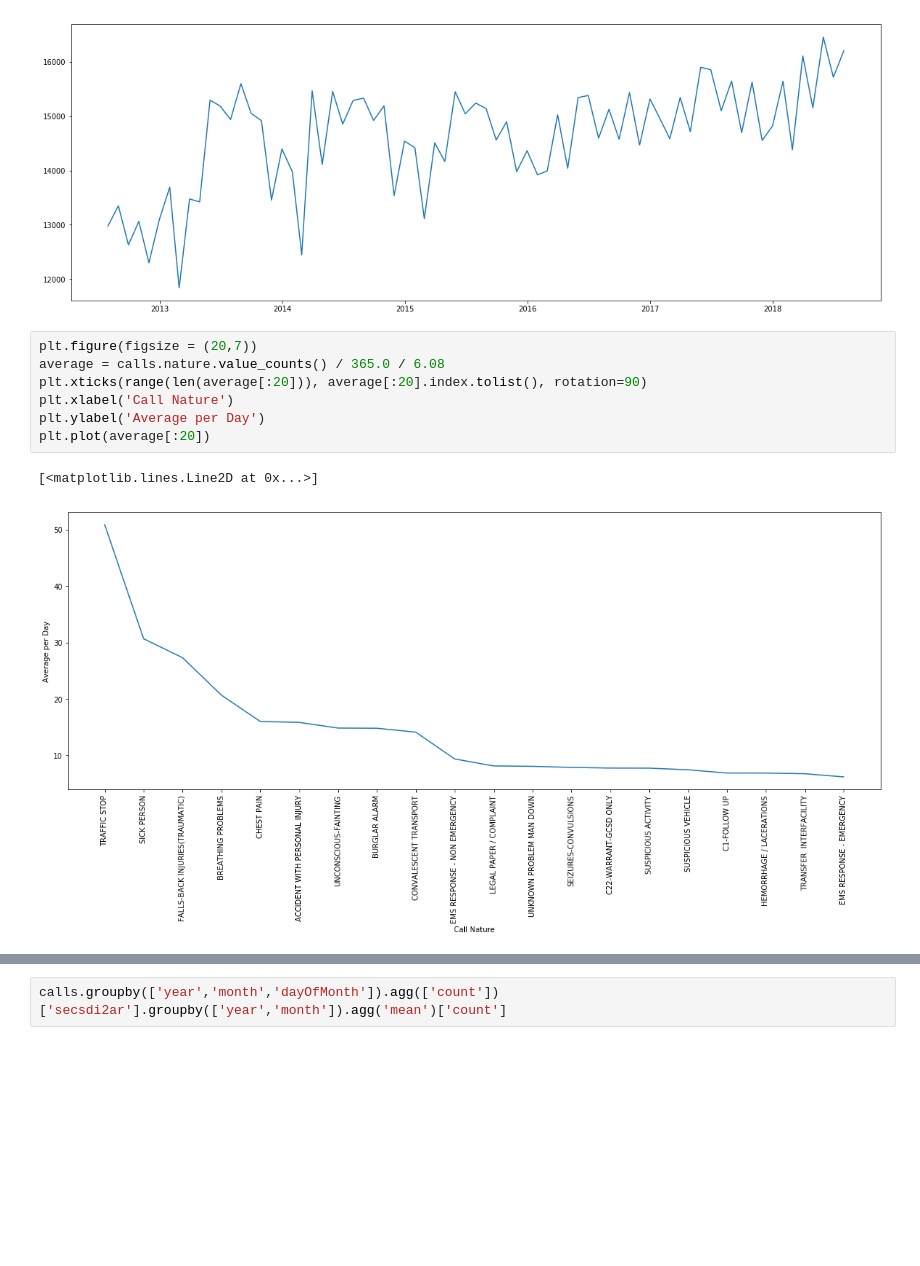
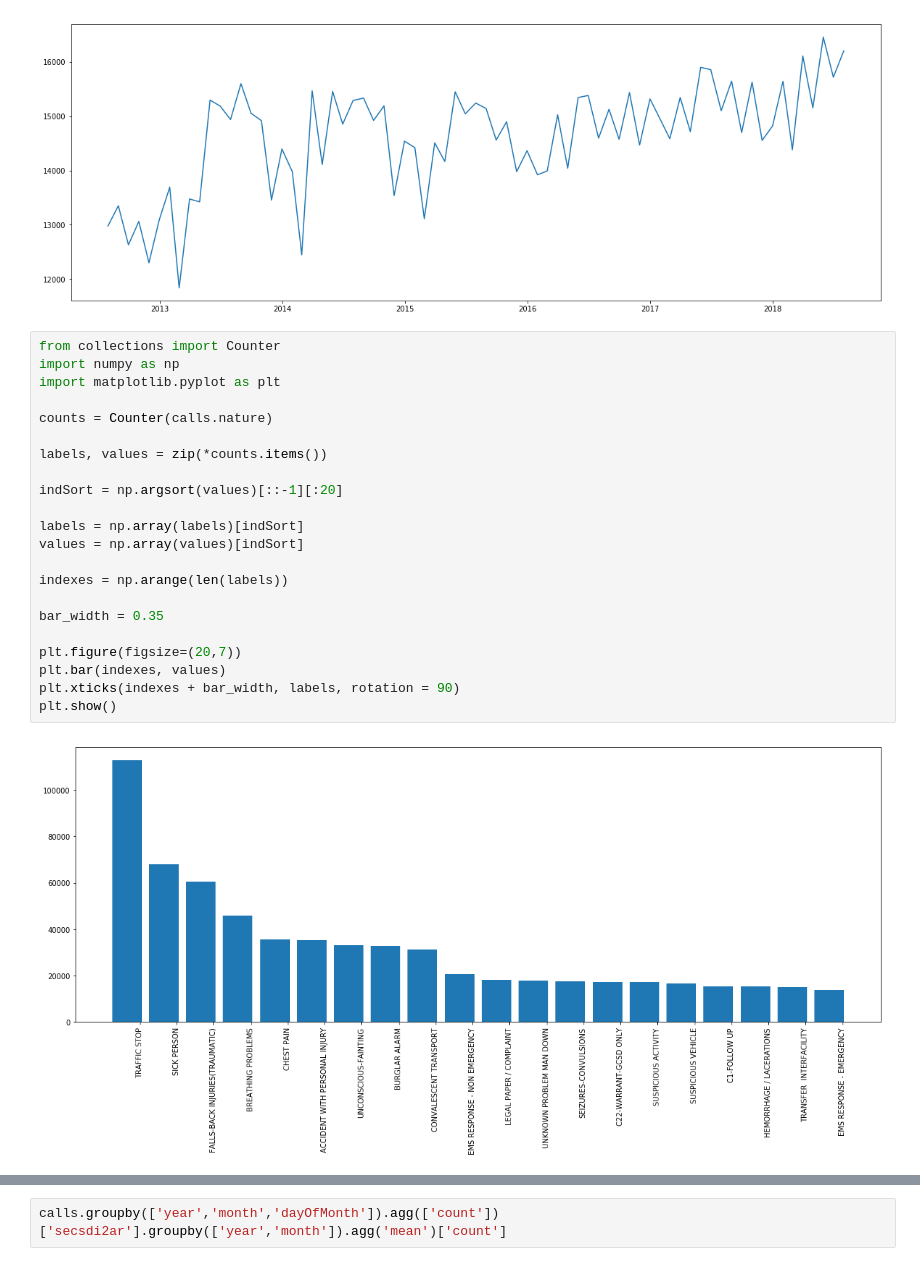
Before and after one commit to UNCG-CSE/Guilford_EMS, a Jupyter notebook: src/saed_call_volumes.ipynb, the cells around one changed output, grey strips where cells are left out. Saved outputs shown, nothing was run; the diff lists cells and outputs as text; blank space fills up the shorter version.

```diff
--- a/src/saed_call_volumes.ipynb
+++ b/src/saed_call_volumes.ipynb
@@ -235,15 +235,29 @@ plt.plot(t, total_calls['count'].tolist())
 # %% [output]
 [<matplotlib.lines.Line2D at 0x...>]
 [figure]
-# %%
-plt.figure(figsize = (20,7))
-average = calls.nature.value_counts() / 365.0 / 6.08
-plt.xticks(range(len(average[:20])), average[:20].index.tolist(), rotation=90)
-plt.xlabel('Call Nature')
-plt.ylabel('Average per Day')
-plt.plot(average[:20])
-# %% [output]
-[<matplotlib.lines.Line2D at 0x...>]
-[figure, removed]
+# %%
+from collections import Counter
+import numpy as np
+import matplotlib.pyplot as plt
+
+counts = Counter(calls.nature)
+
+labels, values = zip(*counts.items())
+
+indSort = np.argsort(values)[::-1][:20]
+
+labels = np.array(labels)[indSort]
+values = np.array(values)[indSort]
+
+indexes = np.arange(len(labels))
+
+bar_width = 0.35
+
+plt.figure(figsize=(20,7))
+plt.bar(indexes, values)
+plt.xticks(indexes + bar_width, labels, rotation = 90)
+plt.show()
+# %% [output]
+[figure, added]
 # %%
 failed = []
```
Also changed, not shown: parts of 1 cell of this notebook.
